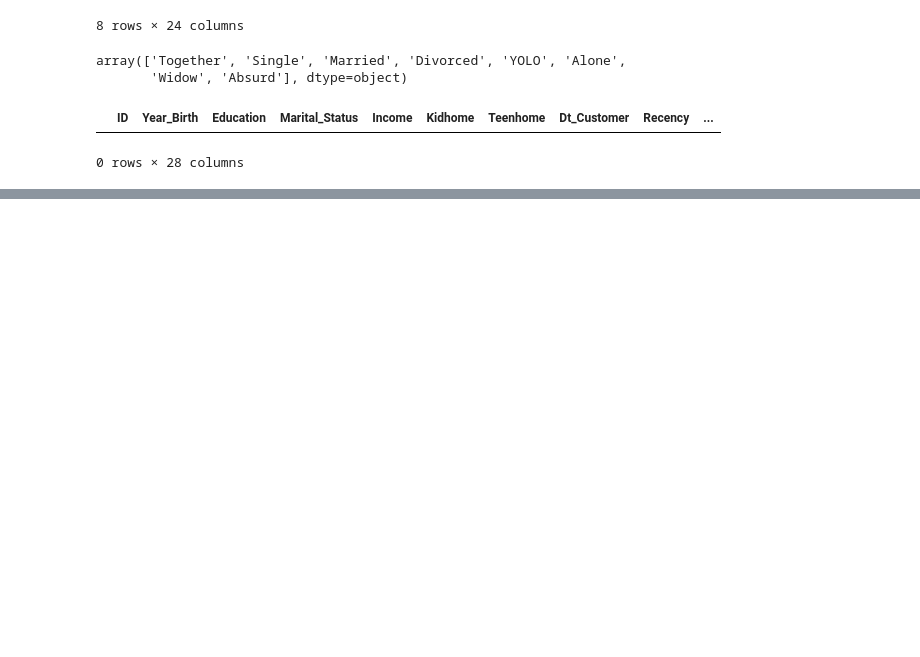
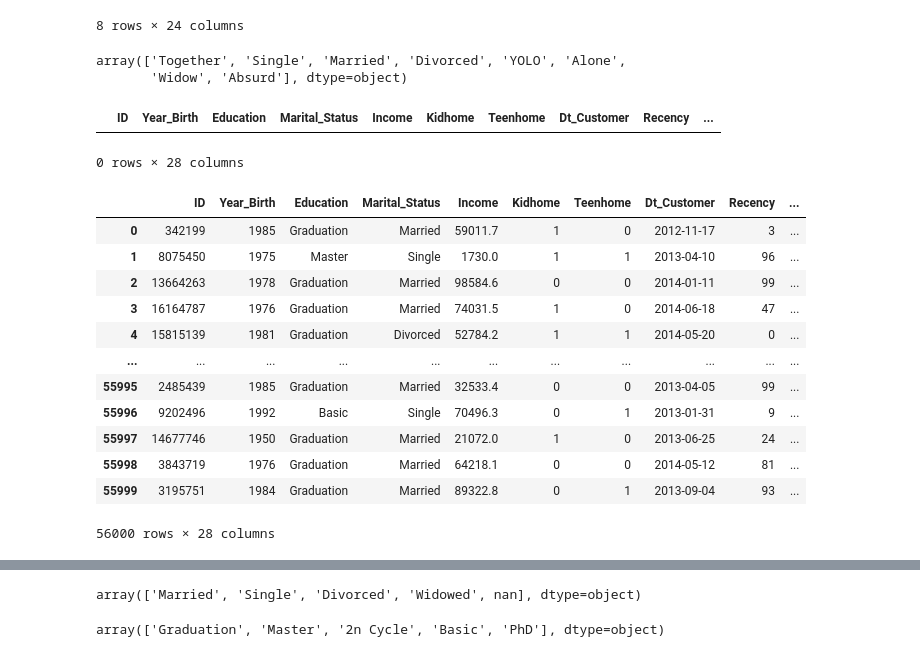
Before and after one commit to dharanigs-19/Mini-Project, a Jupyter notebook: Mini_Project_2.ipynb, the cells around one changed output, grey strips where cells are left out. Saved outputs shown, nothing was run; the diff lists cells and outputs as text; code cells hidden in the pictures; blank space fills up the shorter version.

```diff
--- a/Mini_Project_2.ipynb
+++ b/Mini_Project_2.ipynb
@@ -106,3 +121,27 @@ predata[predata["Marital_Status"] == "absurd"]
 # %% [output]
 |  | ID | Year_Birth | Education | Marital_Status | Income | Kidhome | Teenhome | Dt_Customer | Recency | ... |
 0 rows × 28 columns
+# %%
+predata["Marital_Status"] = predata["Marital_Status"].replace({
+    "YOLO": "Single",
+    "Alone": "Single",
+    "Together": "Married",
+    "Widow": "Widowed",
+    "Absurd": np.nan
+})
+# %%
+predata
+# %% [output]
+|  | ID | Year_Birth | Education | Marital_Status | Income | Kidhome | Teenhome | Dt_Customer | Recency | ... |
+| 0 | 342199 | 1985 | Graduation | Married | 59011.7 | 1 | 0 | 2012-11-17 | 3 | ... |
+| 1 | 8075450 | 1975 | Master | Single | 1730.0 | 1 | 1 | 2013-04-10 | 96 | ... |
+| 2 | 13664263 | 1978 | Graduation | Married | 98584.6 | 0 | 0 | 2014-01-11 | 99 | ... |
+| 3 | 16164787 | 1976 | Graduation | Married | 74031.5 | 1 | 0 | 2014-06-18 | 47 | ... |
+| 4 | 15815139 | 1981 | Graduation | Divorced | 52784.2 | 1 | 1 | 2014-05-20 | 0 | ... |
+| ... | ... | ... | ... | ... | ... | ... | ... | ... | ... | ... |
+| 55995 | 2485439 | 1985 | Graduation | Married | 32533.4 | 0 | 0 | 2013-04-05 | 99 | ... |
+| 55996 | 9202496 | 1992 | Basic | Single | 70496.3 | 0 | 1 | 2013-01-31 | 9 | ... |
+| 55997 | 14677746 | 1950 | Graduation | Married | 21072.0 | 1 | 0 | 2013-06-25 | 24 | ... |
+| 55998 | 3843719 | 1976 | Graduation | Married | 64218.1 | 0 | 0 | 2014-05-12 | 81 | ... |
+| 55999 | 3195751 | 1984 | Graduation | Married | 89322.8 | 0 | 1 | 2013-09-04 | 93 | ... |
+56000 rows × 28 columns
@@ -108,0 +150,8 @@ predata[predata["Marital_Status"] == "absurd"]
+# %%
+predata["Marital_Status"].unique()
+# %% [output]
+array(['Married', 'Single', 'Divorced', 'Widowed', nan], dtype=object)
+# %%
+predata["Education"].unique()
+# %% [output]
+array(['Graduation', 'Master', '2n Cycle', 'Basic', 'PhD'], dtype=object)
```
Also changed, not shown: parts of 8 cells of this notebook.
